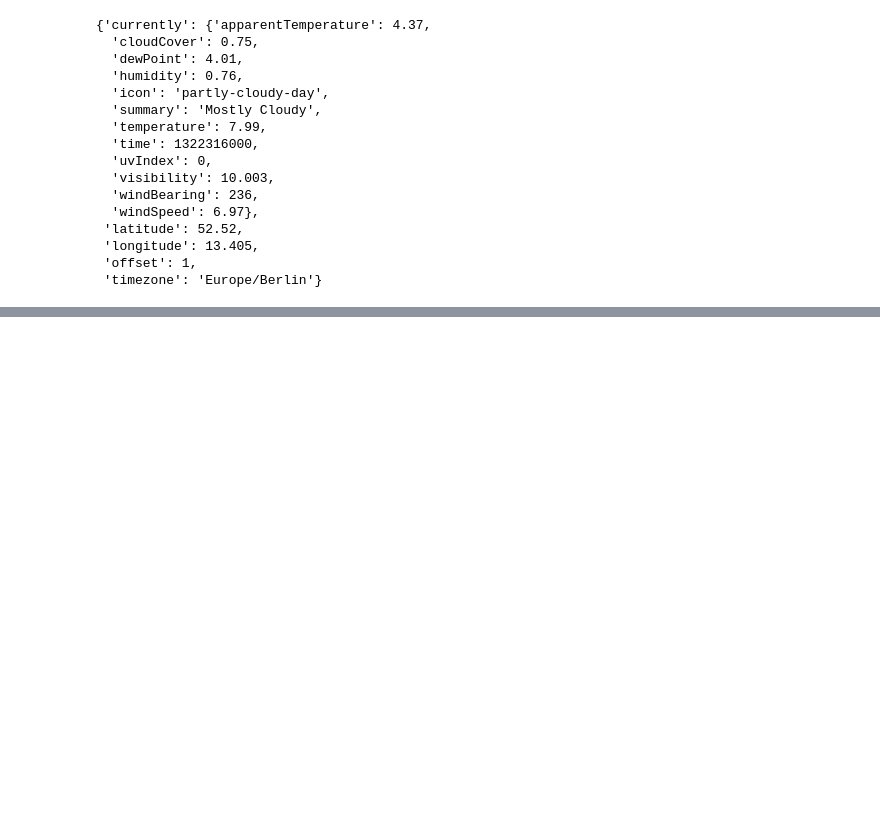
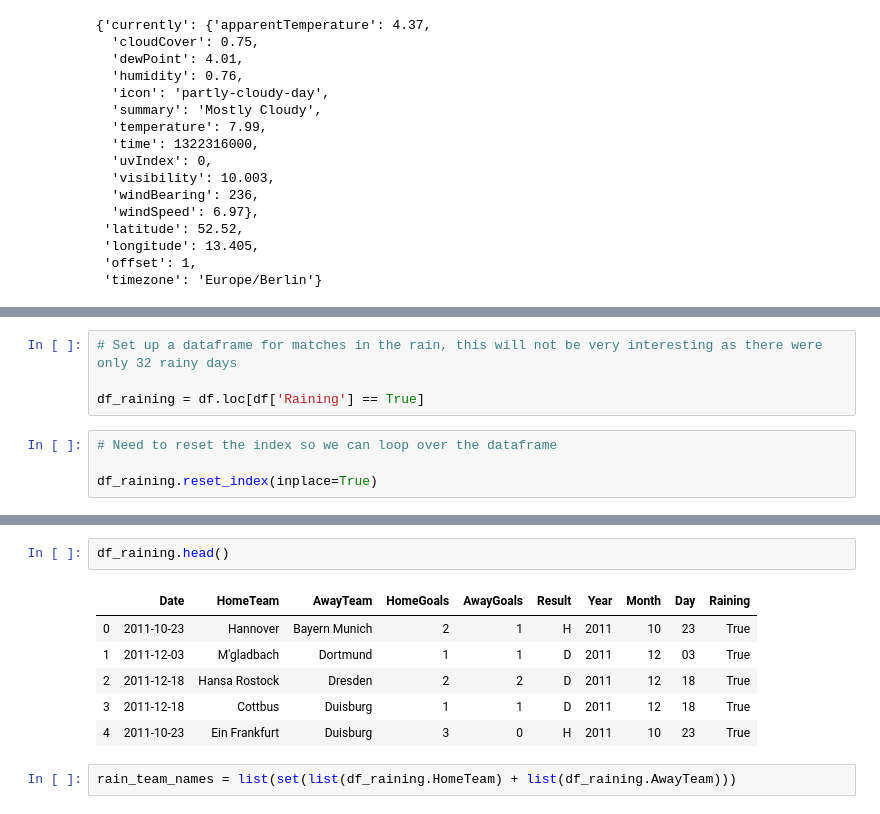
Before and after one commit to JoeSRead/london-ds-100719-M2-project-template, a Jupyter notebook: main.ipynb, the cells around one changed output, grey strips where cells are left out. Cells and saved outputs as stored; diff of their text form; blank space fills up the shorter version.

```diff
--- a/main.ipynb
+++ b/main.ipynb
@@ -294,0 +336,8 @@ weather_data
+# %%
+# Set up a dataframe for matches in the rain, this will not be very interesting as there were only 32 rainy days
+
+df_raining = df.loc[df['Raining'] == True]
+# %%
+# Need to reset the index so we can loop over the dataframe
+
+df_raining.reset_index(inplace=True)
@@ -294,0 +351,11 @@ weather_data
+# %%
+df_raining.head()
+# %% [output]
+|  | Date | HomeTeam | AwayTeam | HomeGoals | AwayGoals | Result | Year | Month | Day | Raining |
+| 0 | 2011-10-23 | Hannover | Bayern Munich | 2 | 1 | H | 2011 | 10 | 23 | True |
+| 1 | 2011-12-03 | M'gladbach | Dortmund | 1 | 1 | D | 2011 | 12 | 03 | True |
+| 2 | 2011-12-18 | Hansa Rostock | Dresden | 2 | 2 | D | 2011 | 12 | 18 | True |
+| 3 | 2011-12-18 | Cottbus | Duisburg | 1 | 1 | D | 2011 | 12 | 18 | True |
+| 4 | 2011-10-23 | Ein Frankfurt | Duisburg | 3 | 0 | H | 2011 | 10 | 23 | True |
+# %%
+rain_team_names = list(set(list(df_raining.HomeTeam) + list(df_raining.AwayTeam)))
```
Also changed, not shown: parts of 29 cells of this notebook, 1 other file.
